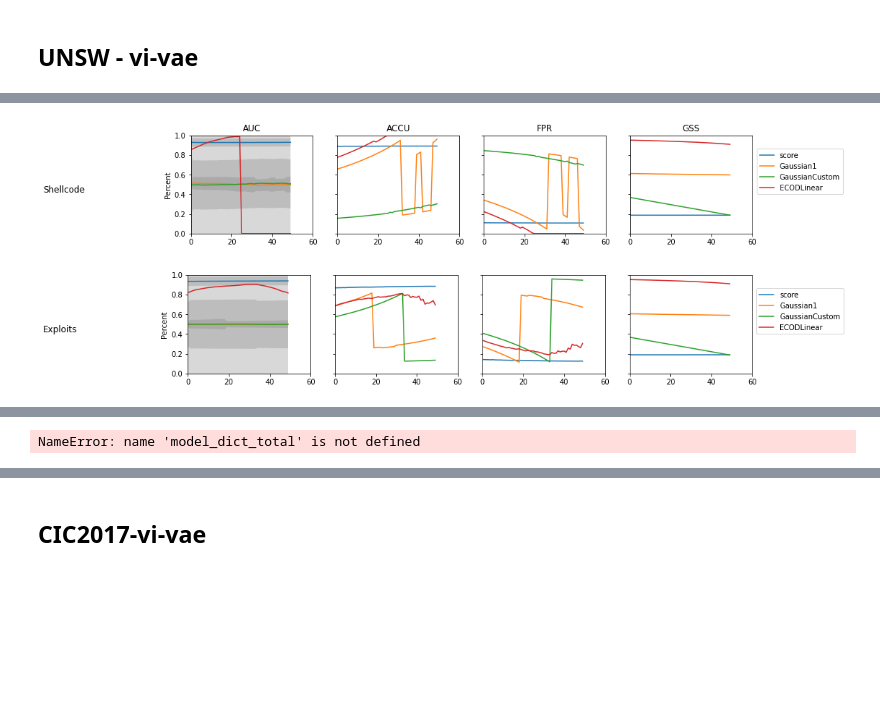
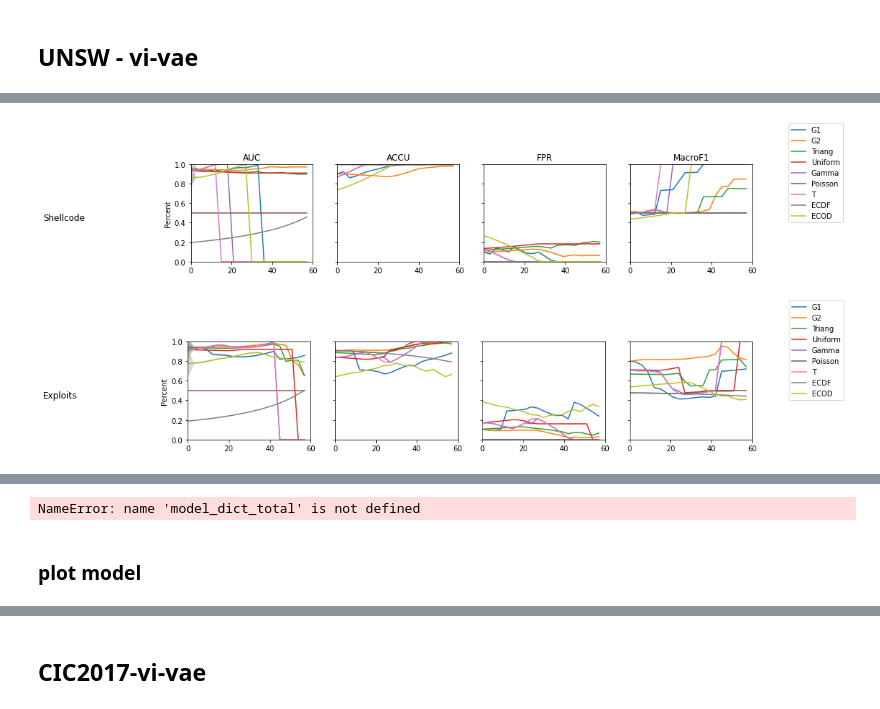
Before and after one commit to yang24feifei/BAE-BVAE-IDS, a Jupyter notebook: plotsTool.ipynb, the cells around one changed output, grey strips where cells are left out. Saved outputs shown, nothing was run; the diff lists cells and outputs as text; code cells hidden in the pictures; blank space fills up the shorter version.

```diff
--- a/plotsTool.ipynb
+++ b/plotsTool.ipynb
@@ -35,0 +56,2 @@ attack_types={0:"BENIGN",1:"FTP-Patator", 2:"SSH-Patator", 3:"DoS GoldenEye", 4:
+# %%
+distribution_types=['G1','G2', 'Triang','GC', 'Uniform','Gamma','T','ECDF','ECOD', 'Poisson']
@@ -814,0 +2847,27 @@ for root,dirs,files in os.walk(dicplotsnpy3):
+# %%
+threshold = np.percentile(alea, 80)
+epis=np.absolute(epis)
+alea_index = (alea > threshold)#
+if len(alea_index[alea_index])>0:
+    if np.min(epis[alea_index])==np.max(epis[alea_index]) or np.min(alea[alea_index])==np.max(alea[alea_index]) or np.min(epis[alea_index]+alea[alea_index]) == np.max(epis[alea_index]+alea[alea_index]):
+        print(f'There is only one same value in epis[alea_index].')
+    else:
+        pyplot.figure(figsize=(6,6))
+        try:
+            #data = np.vstack([list_alea[alea_index], list_epis[alea_index]]).T   data,
+            ax = sns.kdeplot(x=alea[alea_index],y=epis[alea_index], shade = True, cmap = "gray", cbar=False,common_norm=False)
+            ax.patch.set_facecolor('white')
+            ax.collections[0].set_alpha(0)
+            ax.set_xlabel('Aleatoric', fontsize = 10)
+            ax.set_ylabel('Epistemic', fontsize = 10)
+            #ax.set_xlim(np.min(alea[alea_index])-0.05, np.max(alea[alea_index])+0.05)
+            #ax.set_ylim(np.min(epis[alea_index])-0.05, np.max(epis[alea_index])+0.05)
+            #pyplot.savefig('./fig/epis_vs_alea.pdf')
+        except Exception as e:
+            print(e)
+            pyplot.hist(alea[alea_index])
+            pyplot.hist(epis[alea_index])
+
+        pyplot.show()
+else:
+    print(f'size of alearotic equals 0 when threshold={thres}')
@@ -1352,8 +3806,8 @@ pyplot.show()
 # %%
 # under 3+1 , calculate total of each
 savename='test'
-#pd_reader=pd.read_csv('../../venv/MyBayesian/plots/BAE'+'allmetrics.csv' )
-pd_reader=pd.read_csv('../../venv/MyBayesian/plots-2/BAE+allmetrics-unsw-vi-vae-(1).csv' )
+pd_reader=pd.read_csv(dicavgnpy+'unsw-VI-vae-2+metrics+mean.csv' )
+#d_reader=pd.read_csv('../../venv/MyBayesian/plots-2/BAE+allmetrics-unsw-vi-vae-(1).csv' )
 
 #print(pd_reader.head())
 
@@ -1370,7 +3824,7 @@ for each in range(1,len( attack_types)):
     w_auc=0  #average
     w_accu=0  # average
     #for i in range(0,len(pd_reader)):
-    i=1441
+    i=1
     while i<len(pd_reader):
         flag=False
         if '+' in pd_reader.iloc[i,0] :
@@ -1415,15 +3869,14 @@ for each in range(1,len( attack_types)):
                 ax3.plot(xx, pd_reader.iloc[i+7,1:].astype(np.float16) ) #, 'tab:orange')
 
                 # Macro F1
-                #ax4.plot(xx, pd_reader.iloc[i+11,1:].astype(np.float16) ) # , 'tab:red')
-
-                ax4.plot(xx, pd_reader.iloc[i+5,1:].astype(np.float16) ) # , 'tab:red')   # accu2 follow AUC
+                ax4.plot(xx, pd_reader.iloc[i+11,1:].astype(np.float16) ) # , 'tab:red')
+                #ax4.plot(xx, pd_reader.iloc[i+5,1:].astype(np.float16) ) # , 'tab:red')   # accu2 follow AUC
 
                 if each==1:
                     ax1.set_title(plot_title)
                     ax2.set_title(pd_reader.iloc[i+8,0])
                     ax3.set_title(pd_reader.iloc[i+6,0])
-                    ax4.set_title(pd_reader.iloc[i+4,0])   # [i+10,0]) # macro F1
+                    ax4.set_title(pd_reader.iloc [i+10,0]) # macro F1 [i+4,0])   #
                 if each==len(attack_types)-1:
                     ax1.set(xlabel='Rejection')
                     ax2.set(xlabel='Rejection')
@@ -1446,7 +3899,7 @@ for each in range(1,len( attack_types)):
                     i=i+18
                     flag=True
                 '''
-                i=i+18
+                i=i+18*3
                 flag=True
         if not flag:
             i=i+1
@@ -1460,32 +3913,32 @@ for each in range(1,len( attack_types)):
         ax.set_xlim(0,60)
         ax.set_ylim(0,1)
     '''
     total_auc=(total_auc+best_auc  ) /2
     tw_auc=(tw_auc+w_auc)/2
     tw_accu=(tw_accu+w_accu)/2
 
     nowtime=datetime.datetime.now()
     nowtime=str(nowtime.year)+str(nowtime.month)+str(nowtime.day)+str(nowtime.hour)
     pyplot.savefig('plots/'+modelname+'+'+nowtime+'+'+"allmetrics.png")
     '''
     pyplot.show()
 
 for aproblegend in model_dict_total.keys():
     if aproblegend != 'metricname':
         model_dict[aproblegend]=model_dict[aproblegend]/(len(attack_types)-1)
 
 #model_dict['Gaussian1']=model_dict['Gaussian1']/(len(attack_types)-1)
 #model_dict['GaussianCustom']=model_dict['GaussianCustom']/(len(attack_types)-1)
 #model_dict['ECODLinear']=model_dict['ECODLinear']/(len(attack_types)-1)
 
 #print(f'the AUC of this model is {total_auc}')
 save_path = "plots/"+'allmetrics+'+savename+".csv"
 #final_AUC={'total_AUC':total_auc, 'weight_AUC:':tw_auc,'weight_Accu:':tw_accu}
 #save_data = pd.DataFrame.from_dict([final_AUC])
 #save_data.to_csv(save_path, mode='a', header=True, index_label=modelname,index=True)
 
 save_data=pd.DataFrame(model_dict)
 save_data.to_csv(save_path, mode='a', header=True, index_label=modelname,index=True)
 # %% [output]
-[figure, old version]
+[figure, new version]
-[figure, old version]
+[figure, new version]
@@ -1500 +3953,3 @@ save_data.to_csv(save_path, mode='a', header=True, index_label=modelname,index=T
 NameError: name 'model_dict_total' is not defined
+# %% [markdown]
+### plot model
```
Also changed, not shown: parts of 98 cells of this notebook, 4 other files.
